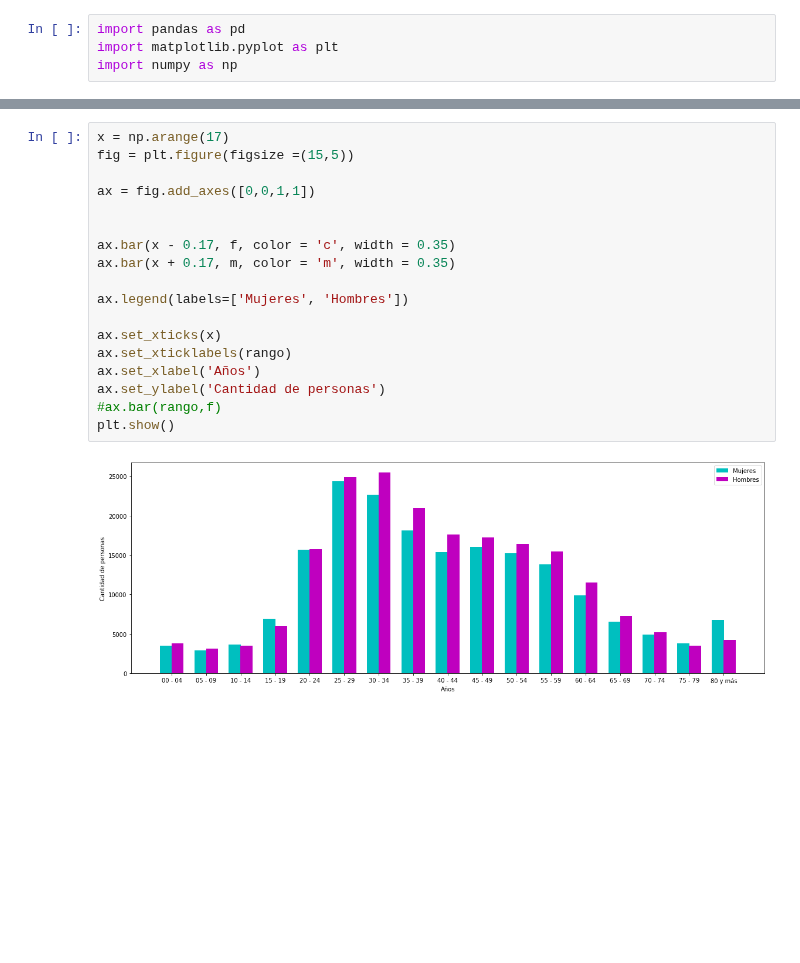
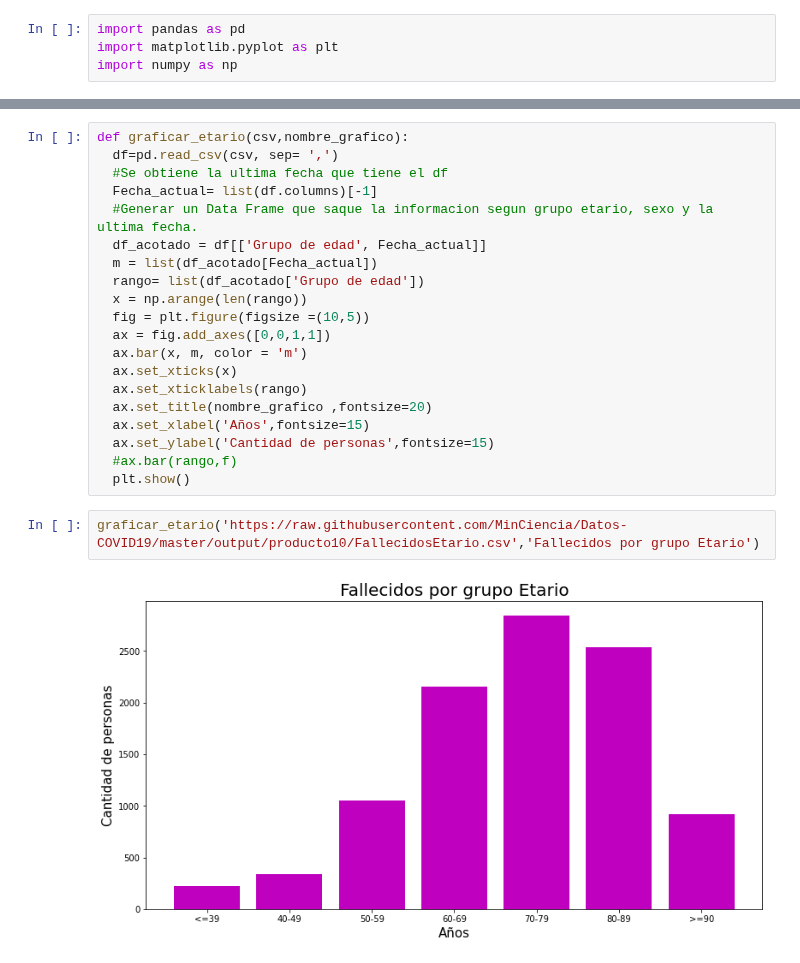
Before and after one commit to Tisks/Covid-Big-Data, a Jupyter notebook: Data_nacional_grafico_barras.ipynb, the cells around one changed output, grey strips where cells are left out. Drawn from its saved outputs; the diff is of its cells as text; blank space fills up the shorter version.

```diff
--- a/Data_nacional_grafico_barras.ipynb
+++ b/Data_nacional_grafico_barras.ipynb
@@ -87,20 +55,24 @@ rango
 # %%
-x = np.arange(17)
-fig = plt.figure(figsize =(15,5))
-
-ax = fig.add_axes([0,0,1,1])
-
-
-ax.bar(x - 0.17, f, color = 'c', width = 0.35)
-ax.bar(x + 0.17, m, color = 'm', width = 0.35)
-
-ax.legend(labels=['Mujeres', 'Hombres'])
-
-ax.set_xticks(x)
-ax.set_xticklabels(rango)
-ax.set_xlabel('Años')
-ax.set_ylabel('Cantidad de personas')
-#ax.bar(rango,f)
-plt.show()
+def graficar_etario(csv,nombre_grafico):
+  df=pd.read_csv(csv, sep= ',')
+  #Se obtiene la ultima fecha que tiene el df
+  Fecha_actual= list(df.columns)[-1]
+  #Generar un Data Frame que saque la informacion segun grupo etario, sexo y la ultima fecha.
+  df_acotado = df[['Grupo de edad', Fecha_actual]]
+  m = list(df_acotado[Fecha_actual])
+  rango= list(df_acotado['Grupo de edad'])
+  x = np.arange(len(rango))
+  fig = plt.figure(figsize =(10,5))
+  ax = fig.add_axes([0,0,1,1])
+  ax.bar(x, m, color = 'm')
+  ax.set_xticks(x)
+  ax.set_xticklabels(rango)
+  ax.set_title(nombre_grafico ,fontsize=20)
+  ax.set_xlabel('Años',fontsize=15)
+  ax.set_ylabel('Cantidad de personas',fontsize=15)
+  #ax.bar(rango,f)
+  plt.show()
-# %% [output]
-[figure, removed]
+# %%
+graficar_etario('https://raw.githubusercontent.com/MinCiencia/Datos-COVID19/master/output/producto10/FallecidosEtario.csv','Fallecidos por grupo Etario')
+# %% [output]
+[figure, added]
```
Also changed, not shown: parts of 9 cells of this notebook.
